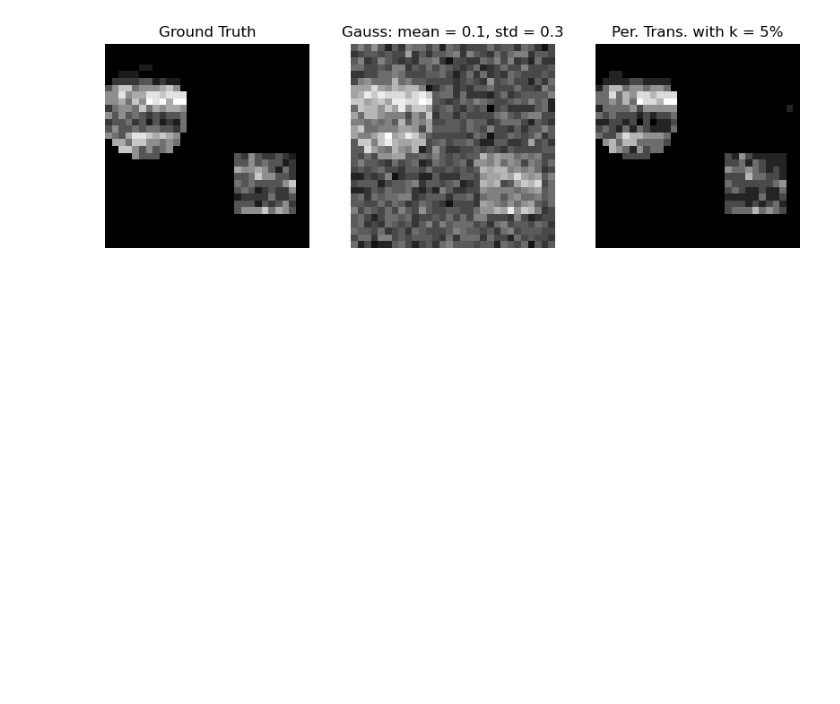
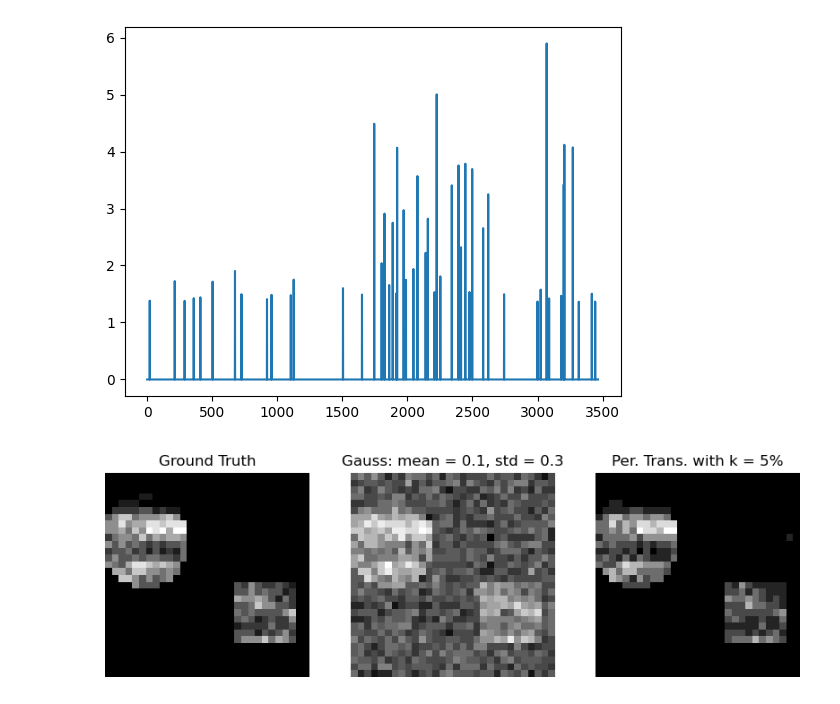
Before and after one commit to klailag/SupervisedTDAMethodForMALDI, a Jupyter notebook: Paper revision/simulation from r.ipynb, the cells around one changed output. Cells and saved outputs as stored; diff of their text form; code cells hidden in the pictures; blank space fills up the shorter version.

```diff
--- a/Paper revision/simulation from r.ipynb
+++ b/Paper revision/simulation from r.ipynb
@@ -340,3 +356,8 @@ def calculate_snr(image, noisy_image):
+# %%
+plt.plot(percantage_pt[560])
+plt.show()
+# %% [output]
+[figure, added]
 # %%
 data = read_data("data/image_data.RData")
 images = [data]
```
Also changed, not shown: parts of 3 cells of this notebook.
